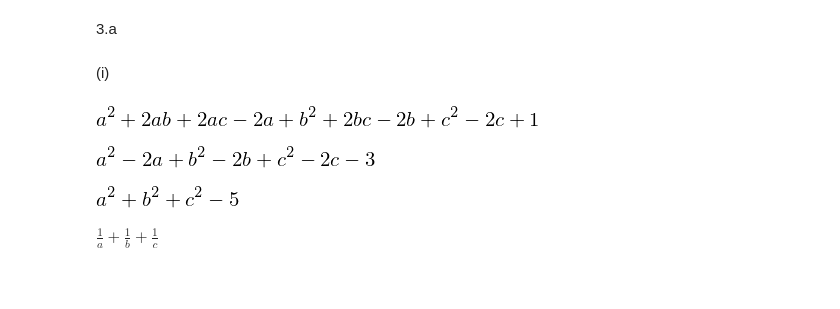
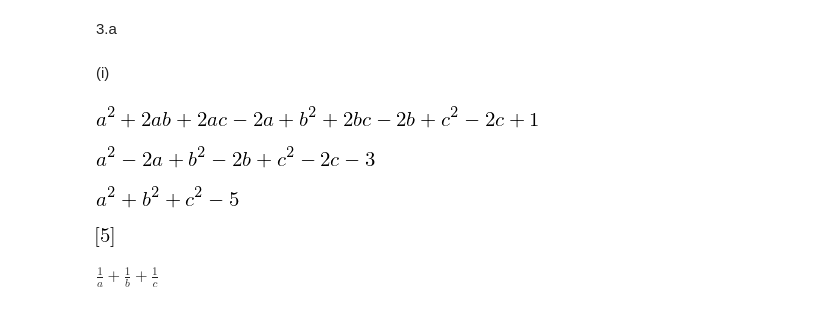
Before and after one commit to iPolyomino/nyon, a Jupyter notebook: week5/exam_17_1.ipynb, the cells around one changed output. Saved outputs shown, nothing was run; the diff lists cells and outputs as text; code cells hidden in the pictures; blank space fills up the shorter version.

```diff
--- a/week5/exam_17_1.ipynb
+++ b/week5/exam_17_1.ipynb
@@ -123,19 +123,20 @@ display(y.T * P.T * A * P * y)
 # %%
 a,b,c = symbols('a b c')
 f1 = a + b + c - 1
 f2 = a*b + b*c + c*a + 2
 f3 = a*b*c + 1
 
 a1_1 = expand(f1**2) # まずはa+b+c=1を2乗
 display(a1_1)
 a1_2 = a1_1 - 2*f2 # 2*f2で打ち消す
 display(a1_2)
 a1_3 = a1_2 + 2*f1 # 2*f1で打ち消す
-display(a1_3) # ア
+display(a1_3)
+solve(a1_3, a**2+b**2+c**2)# ア
 # %% [output]
 [figure]
 [figure]
 [figure]
+[figure, added]
 # %% [markdown]
-$ \frac{1}{a} + \frac{1}{b} + \frac{1}{c}
-$
+$\frac{1}{a} + \frac{1}{b} + \frac{1}{c}$
```
Also changed, not shown: parts of 4 cells of this notebook.
